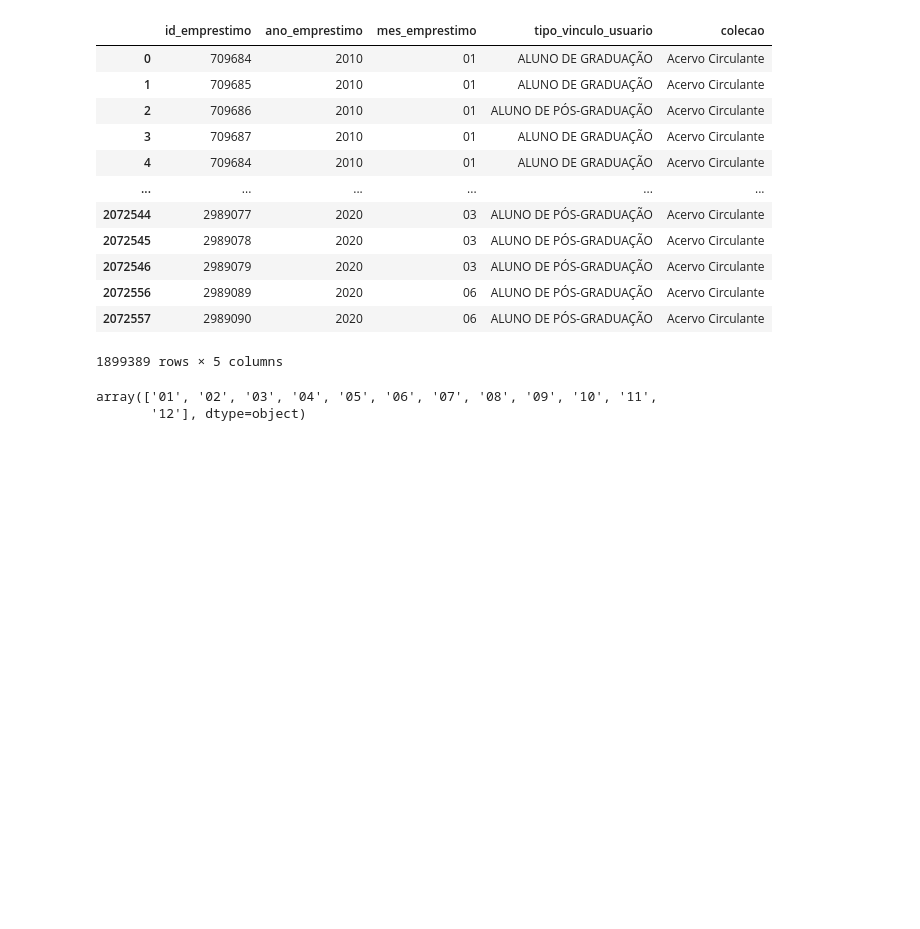
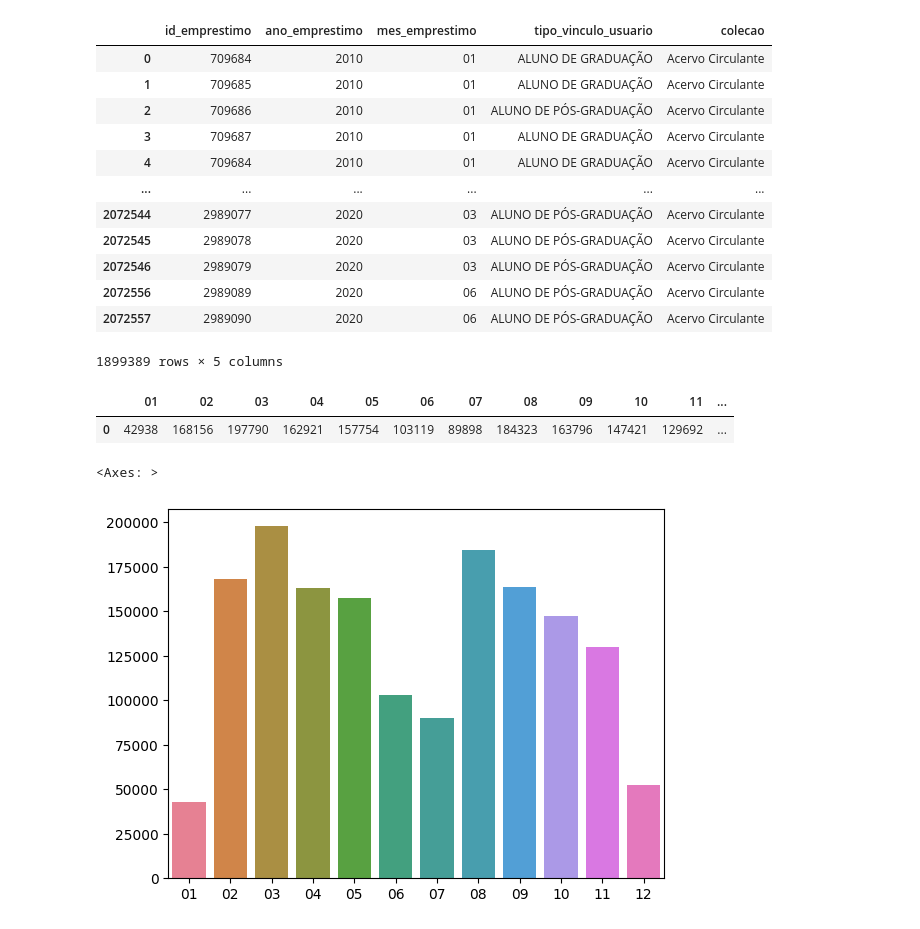
Before and after one commit to carlos-dani-dev/handling-data-with-pandas, a Jupyter notebook: main.ipynb, the cells around one changed output. Drawn from its saved outputs; the diff is of its cells as text; code cells hidden in the pictures; blank space fills up the shorter version.

```diff
--- a/main.ipynb
+++ b/main.ipynb
@@ -379,9 +380,22 @@ df_restringido
 | 2072557 | 2989090 | 2020 | 06 | ALUNO DE PÓS-GRADUAÇÃO | Acervo Circulante |
 1899389 rows × 5 columns
 # %%
+
 meses = df_restringido['mes_emprestimo'].unique()
+relacao_emprestimos_meses_graduacao = pd.DataFrame({})
+relacao_emprestimos_meses_pos = pd.DataFrame({})
+
 for mes in meses:
-    quantidade_graduacao_por_mes = df_restringido[df_restringido['tipo_vinculo_usuario'] == 'ALUNO DE GRADUAÇÃO']
+    df_restringido_graduacao = df_restringido[df_restringido['tipo_vinculo_usuario'] == 'ALUNO DE GRADUAÇÃO']
+    df_restringido_pos = df_restringido[df_restringido['tipo_vinculo_usuario'] == 'ALUNO DE PÓS-GRADUAÇÃO']
+    relacao_emprestimos_meses_graduacao[str(mes)] = [ len(df_restringido_graduacao[df_restringido_graduacao['mes_emprestimo'] == mes]) ]
+    relacao_emprestimos_meses_pos[str(mes)] = [ len(df_restringido_pos[df_restringido_pos['mes_emprestimo'] == mes]) ]
+relacao_emprestimos_meses_graduacao
 # %% [output]
-array(['01', '02', '03', '04', '05', '06', '07', '08', '09', '10', '11',
-       '12'], dtype=object)
+|  | 01 | 02 | 03 | 04 | 05 | 06 | 07 | 08 | 09 | 10 | 11 | ... |
+| 0 | 42938 | 168156 | 197790 | 162921 | 157754 | 103119 | 89898 | 184323 | 163796 | 147421 | 129692 | ... |
+# %%
+sns.barplot(data=relacao_emprestimos_meses_graduacao)
+# %% [output]
+<Axes: >
+[figure, added]
```
Also changed, not shown: parts of 6 cells of this notebook.
